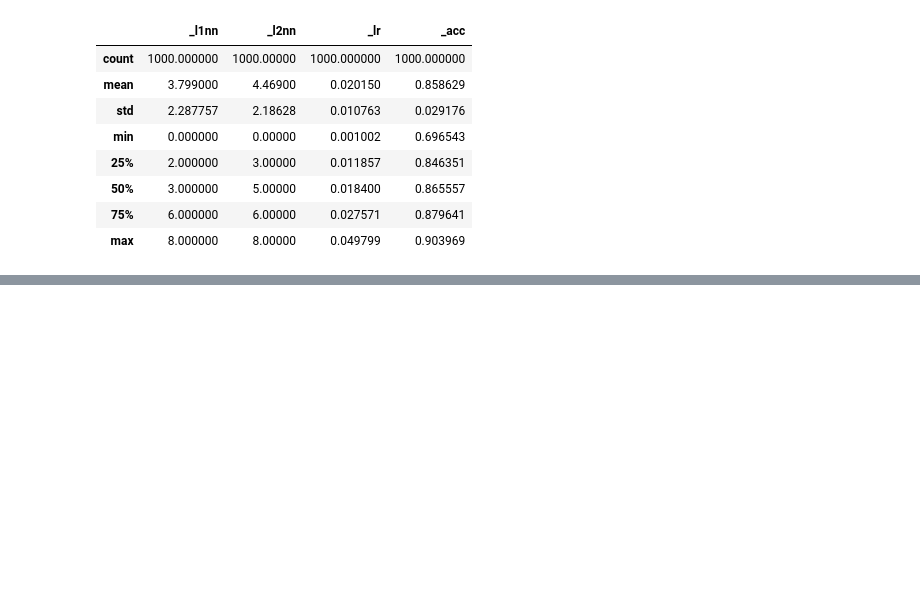
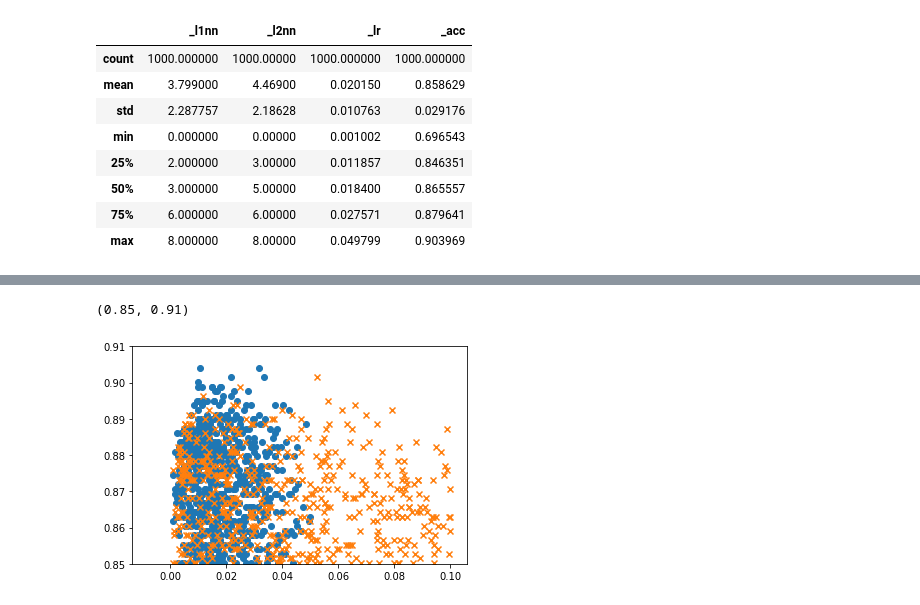
Before and after one commit to ChrisQlasty/Hyperoptimized, a Jupyter notebook: Performance comparison.ipynb, the cells around one changed output, grey strips where cells are left out. Cells and saved outputs as stored; diff of their text form; code cells hidden in the pictures; blank space fills up the shorter version.

```diff
--- a/Performance comparison.ipynb
+++ b/Performance comparison.ipynb
@@ -209,3 +223,10 @@ Rth.describe()
+# %%
+plt.scatter(Rth['_lr'], Rth['_acc'])
+plt.scatter(Rtr['_lr'], Rtr['_acc'],marker='x')
+plt.ylim([0.85, 0.91])
+# %% [output]
+(0.85, 0.91)
+[figure, added]
 # %%
 tuh=[]
 tra=[]
```
Also changed, not shown: parts of 5 cells of this notebook.
